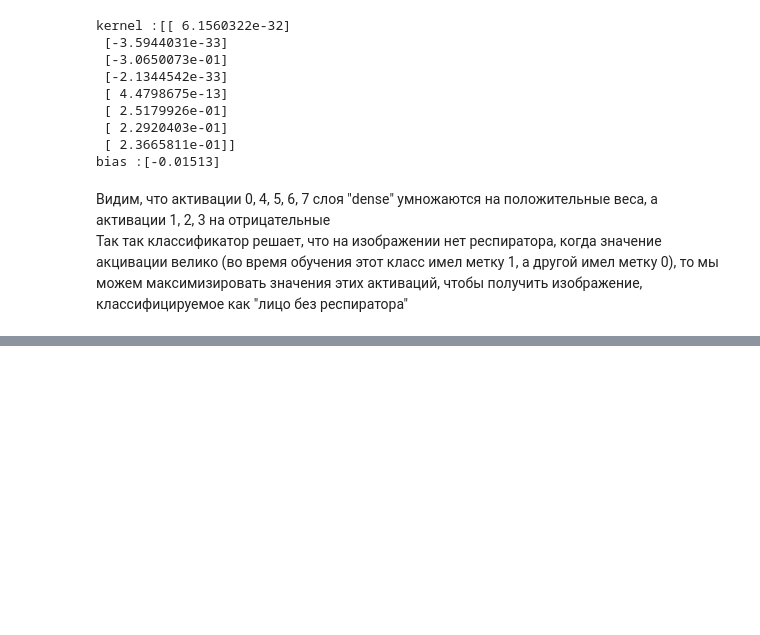
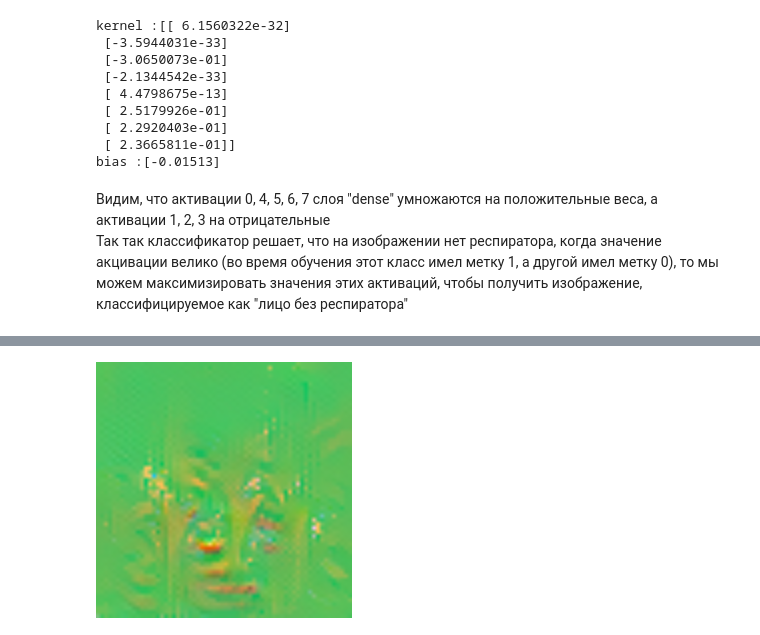
Before and after one commit to Leonid-Erlygin/lectures, a Jupyter notebook: l5_visualization/notebooks/resp_demo.ipynb, the cells around one changed output, grey strips where cells are left out. Saved outputs shown, nothing was run; the diff lists cells and outputs as text; code cells hidden in the pictures; blank space fills up the shorter version.

```diff
--- a/l5_visualization/notebooks/resp_demo.ipynb
+++ b/l5_visualization/notebooks/resp_demo.ipynb
@@ -119,0 +168,5 @@ KeyboardInterrupt:
+# %%
+out_path = out_root_dir / Path("no_resp_max_green")
+generate_samples_green_start(no_resp_max_loss, out_path, steps=300)
+# %% [output]
+[figure, added]
```
Also changed, not shown: parts of 13 cells of this notebook, 11 other files.
